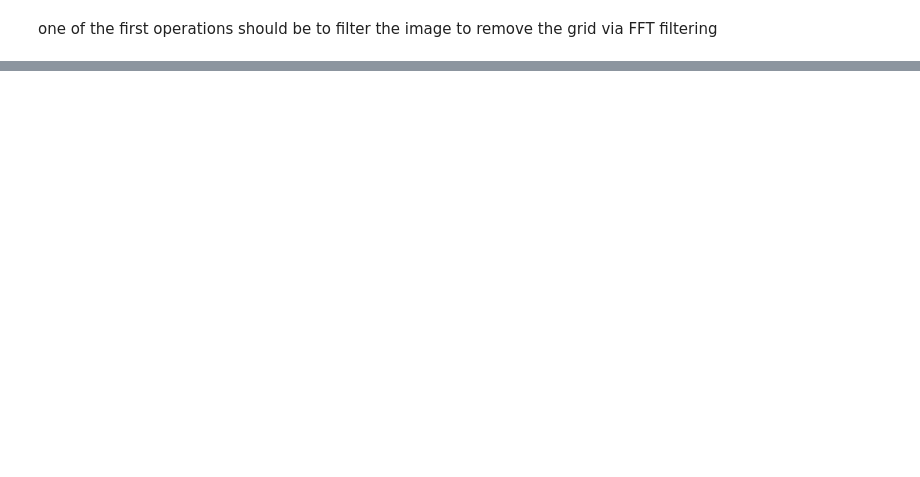
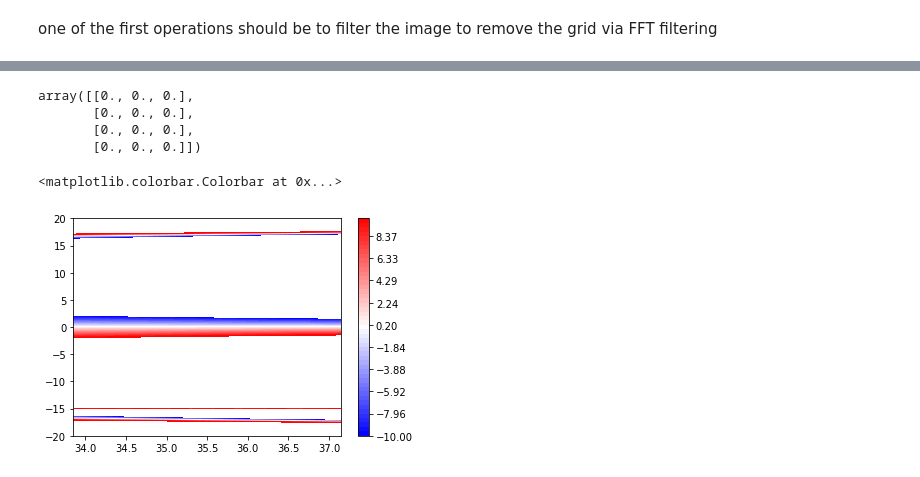
Before and after one commit to OpenCOMPES/specsanalyzer, a Jupyter notebook: tutorial/convert_file_tests.ipynb, the cells around one changed output, grey strips where cells are left out. Cells and saved outputs as stored; diff of their text form; code cells hidden in the pictures; blank space fills up the shorter version.

```diff
--- a/tutorial/convert_file_tests.ipynb
+++ b/tutorial/convert_file_tests.ipynb
@@ -62,5 +91,5 @@ calibrationmatrixfull=parameters_table(calib2dfilename)
 # %%
-calibrationmatrixinterp=GetParameters(infofilename,calib2dfilename)
+calibrationmatrixinterp=get_parameters(infofilename,calib2dfilename)
 # %%
 #let's make and test the  polynomial fit
 ek=10
@@ -107,6 +143,11 @@ reload(specsanalyzer.convert)
 # %%
 dapolymatrix2=calculate_polynomial_coef_da(ek,ep,eshift,currentdamatrix)
 dapolymatrix-dapolymatrix2
+# %% [output]
+array([[0., 0., 0.],
+       [0., 0., 0.],
+       [0., 0., 0.],
+       [0., 0., 0.]])
 # %%
 #let's now calculate the mcp_position_mm and zinner functions
 
@@ -157,15 +206,33 @@ testimage=mcp_position_mm(energymesh,anglemesh,15,dapolymatrix)
 reload(specsanalyzer.convert)
 from specsanalyzer.convert import mcp_position_mm
 # %%
-angles=np.linspace(-18,18,1024)
-energies=np.linspace(10,20,2048)
+# For the example scan we have the following settings:
+#'KineticEnergy': '35.500000',
+# 'PassEnergy': '25.000000',
+# eRange = -0.066 0.066 # Ep
+
+
+angles=np.linspace(-20,20,1024)
+
+energies=np.linspace(35.5-25*0.066,35.5+25*0.066,2048)
 
 ainner=15
 
-anglemesh,energymesh=np.meshgrid(angles,energies)
-
+energymesh,anglemesh=np.meshgrid(energies,angles)
+mask=np.less_equal(np.abs(anglemesh),ainner)
 testimage=mcp_position_mm(energymesh,anglemesh,15,dapolymatrix)
 # %%
+from matplotlib import cm
 
-plt.contourf(angles,energies,testimage)
+colorlevels=np.linspace(-10,10,50)
+
+plt.contourf(energies,angles,testimage,cmap=cm.bwr,levels=colorlevels)
+#plt.xlim(10,20)
+#plt.ylim(-15,15)
+#plt.clim(0,5)
 plt.colorbar()
+
+#not sure if this is correct.. but better than before
+# %% [output]
+<matplotlib.colorbar.Colorbar at 0x...>
+[figure, added]
```
Also changed, not shown: parts of 32 cells of this notebook, 1 other file.
